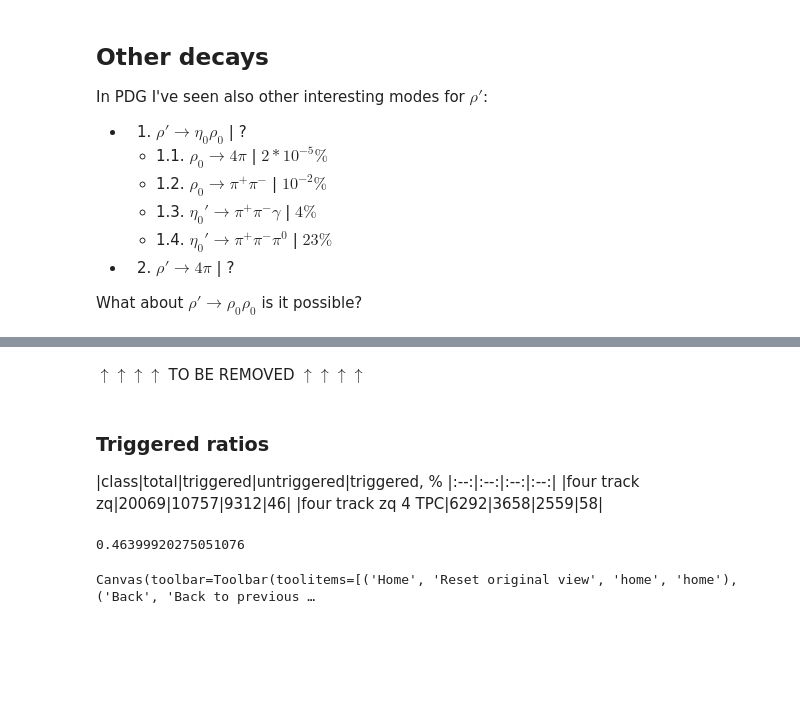
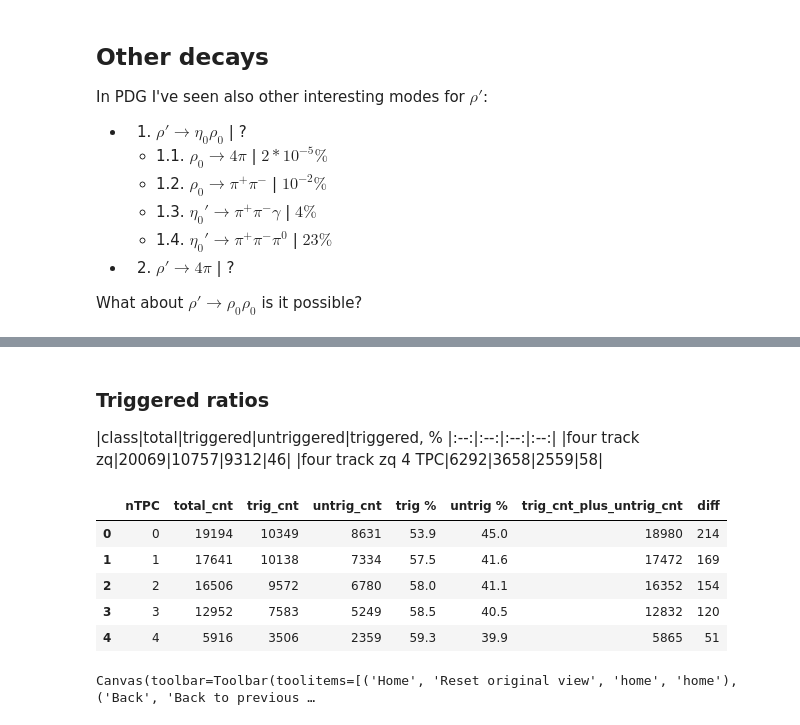
Before and after one commit to bdrum/cern-physics, a Jupyter notebook: notebooks/4TracksAnalysis.ipynb, the cells around one changed output, grey strips where cells are left out. Drawn from its saved outputs; the diff is of its cells as text; code cells hidden in the pictures; blank space fills up the shorter version.

```diff
--- a/notebooks/4TracksAnalysis.ipynb
+++ b/notebooks/4TracksAnalysis.ipynb
@@ -102,0 +86,21 @@ for i in range(5):
+# %%
+from modules.physics import kinematics
+
+# ft - four tracks
+# zq - zero charge
+# nzq - non zero charge
+# Pt - transversal momentum
+# nTPc - each index(i) of list corresponding to case when more than i TPC tracks in event
+# e.g. ft_nzq_Pt_nTpc contains list of the list of four track events with non zero total charge
+# where index (i) of the main list corresponding to case when more than i TPC tracks in event
+
+ft_zq_Pt_nTpc = []
+ft_nzq_Pt_nTpc = []
+ft_zq_Mass_nTpc = []
+ft_nzq_Mass_nTpc = []
+# TODO: fill this in parallel!
+for i in range(5):
+    ft_zq_Pt_nTpc.append(kinematics.pt_events(ft.ft_zq_nTPC[i]))
+    ft_nzq_Pt_nTpc.append(kinematics.pt_events(ft.ft_nzq_nTPC[i]))
+    ft_zq_Mass_nTpc.append(kinematics.mass_events(ft.GetTracksWithPtLt(ft.ft_zq_nTPC[i])))
+    ft_nzq_Mass_nTpc.append(kinematics.mass_events(ft.GetTracksWithPtLt(ft.ft_nzq_nTPC[i])))
@@ -375,8 +494,7 @@ Cross section of phenomena should be flat and independent from runs.
 Let's check it:
 # %%
 from modules.physics.analysis.crossection import GetCrossSection
-
-df_cs = GetCrossSection(ft.GetTracksWithPtLt(ft.GetTracksWithNTPC(ft.four_tracks_zq)))
+df_cs = GetCrossSection(ft.orig_events.RunNum, ft.GetTracksWithPtLt(ft.ft_zq_nTPC[0]))
 df_cs['sigma'] = df_cs.nEvFT / (df_cs.Lumi * 1000)
 df_cs.sigma.describe()
 # %% [output]
@@ -591,25 +549,31 @@ for i in range(len(a1)):
-# %% [markdown]
-$\uparrow \uparrow \uparrow \uparrow$ TO BE REMOVED $\uparrow \uparrow \uparrow \uparrow $
 # %% [markdown]
 ### Triggered ratios
 |class|total|triggered|untriggered|triggered, %
 |:--:|:--:|:--:|:--:|
 |four track zq|20069|10757|9312|46|
 |four track zq 4 TPC|6292|3658|2559|58|
-# %%
-# track_4tpc = ft.GetTracksWithNTPC(ft.four_tracks_zq,4)
-#pd.unique(track_4tpc.reset_index().entry))
-# 6292 - total
-# 3658 - triggered
-# 2559 - untriggered
-# len(np.intersect1d(\
-# pd.unique(track_4tpc.reset_index().entry), \
-# untriggered_events\
-# ))
-
-9312 / 20069
-# %% [output]
-0.46399920275051076
+# %%
+trig_ratio_dict = {}
+i = 0
+trig_ratio_dict['nTPC'] = list(range(5))
+trig_ratio_dict['total_cnt'] = [len(x) for x in ft_zq_Pt_nTpc]
+trig_ratio_dict['trig_cnt'] = [len(x) for x in ft_zq_Pt_nTpc_triggered]
+trig_ratio_dict['untrig_cnt'] = [len(x) for x in ft_zq_Pt_nTpc_UNtriggered]
+# trig_ratio_dict['untrig_cnt'] = len(ft.ft_zq_nTPC[0].T_Px[untriggered_events])
+
+rts = pd.DataFrame.from_dict(trig_ratio_dict)
+rts['trig %'] = (100 * rts.trig_cnt / rts.total_cnt).round(decimals=1)
+rts['untrig %'] = (100 * rts.untrig_cnt / rts.total_cnt).round(decimals=1)
+rts['trig_cnt_plus_untrig_cnt'] = rts.trig_cnt +  rts.untrig_cnt
+rts['diff'] = rts.total_cnt -  rts.trig_cnt_plus_untrig_cnt
+rts
+# %% [output]
+|  | nTPC | total_cnt | trig_cnt | untrig_cnt | trig % | untrig % | trig_cnt_plus_untrig_cnt | diff |
+| 0 | 0 | 19194 | 10349 | 8631 | 53.9 | 45.0 | 18980 | 214 |
+| 1 | 1 | 17641 | 10138 | 7334 | 57.5 | 41.6 | 17472 | 169 |
+| 2 | 2 | 16506 | 9572 | 6780 | 58.0 | 41.1 | 16352 | 154 |
+| 3 | 3 | 12952 | 7583 | 5249 | 58.5 | 40.5 | 12832 | 120 |
+| 4 | 4 | 5916 | 3506 | 2359 | 59.3 | 39.9 | 5865 | 51 |
 # %%
 from matplotlib.patches import Rectangle
 from modules.physics import kinematics
```
Also changed, not shown: parts of 38 cells of this notebook, 4 other files.
